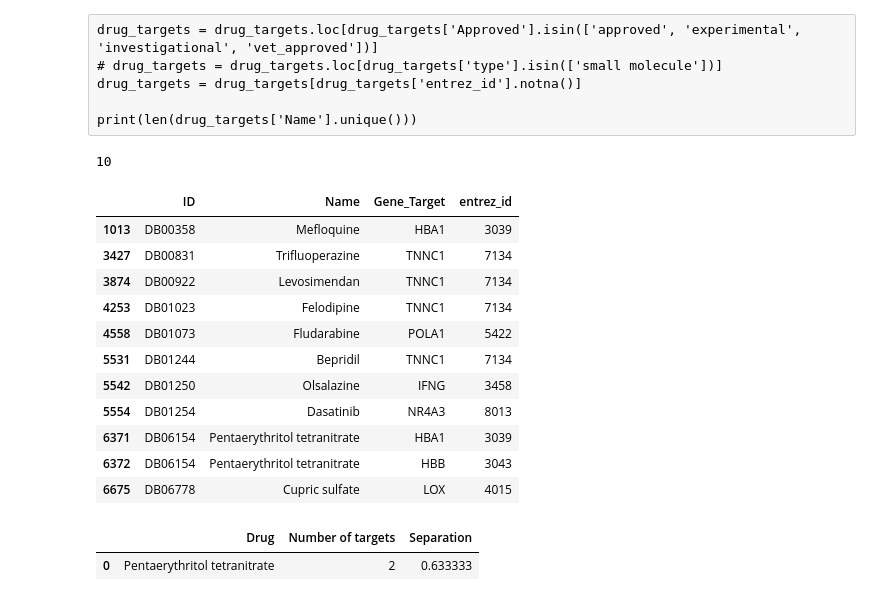
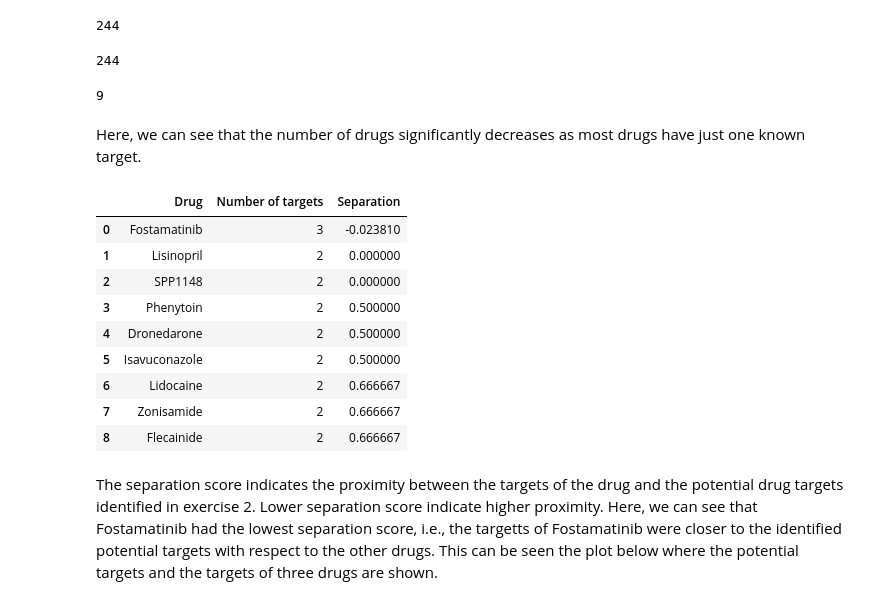
Before and after one commit to UEFBiomedicalInformaticsLab/NetBio_Summer_2023, a Jupyter notebook: Exercise_2_solutions.ipynb, the cells around one changed output. Cells and saved outputs as stored; diff of their text form; code cells hidden in the pictures.

```diff
--- a/Exercise_2_solutions.ipynb
+++ b/Exercise_2_solutions.ipynb
@@ -118,7 +119,7 @@ Here, we see that the module 0 has the highest overlap with the known SARS-CoV-2
 - Are there any genes that are common?
 # %%
 # Extract sub-network of the identified module
-module0_genes = community[0]
-module0_net = ppi.subgraph(module0_genes)
-print(len(module0_net.nodes()), len(module0_net.edges()))
+select_module_genes = community[1]
+select_module_net = ppi.subgraph(select_module_genes)
+print(len(select_module_net.nodes()), len(select_module_net.edges()))
 # %% [output]
@@ -126,8 +127,8 @@ print(len(module0_net.nodes()), len(module0_net.edges()))
 # %%
 # Calculate the centralities for genes
-degree_centrality = nx.degree_centrality(module0_net)
-betweenness_centrality = nx.betweenness_centrality(module0_net)
-closeness_centrality = nx.closeness_centrality(module0_net)
+degree_centrality = nx.degree_centrality(select_module_net)
+betweenness_centrality = nx.betweenness_centrality(select_module_net)
+closeness_centrality = nx.closeness_centrality(select_module_net)
 centrality_table = pd.DataFrame({"Degree centrality" : pd.Series(degree_centrality),
                                     "Betweenness" : pd.Series(betweenness_centrality),
                                     "Closeness centrality" : pd.Series(closeness_centrality)})
@@ -190,65 +196,63 @@ drug_targets.head()
-# %% [raw]
-drug_targets = drug_targets.loc[drug_targets['Approved'].isin(['approved', 'experimental', 'investigational', 'vet_approved'])]
-# drug_targets = drug_targets.loc[drug_targets['type'].isin(['small molecule'])]
-drug_targets = drug_targets[drug_targets['entrez_id'].notna()]
-
-print(len(drug_targets['Name'].unique()))
 # %%
-# Since our search space is the module 0, we reduce the drugs to only those that has targets in module 0
-drug_targets = drug_targets.loc[drug_targets['entrez_id'].isin(module0_net.nodes())]
-print(len(drug_targets['Name'].unique()))
+# Since our search space is PPI, we reduce the drugs to only those that has targets in the network
+drug_targets = drug_targets.loc[drug_targets["drug_target"].isin(ppi.nodes())]
+print(len(drug_targets["drug_name"].unique()))
 # %% [output]
-10
+244
-# %%
-drug_targets
-# %% [output]
-|  | ID | Name | Gene_Target | entrez_id |
-| 1013 | DB00358 | Mefloquine | HBA1 | 3039 |
-| 3427 | DB00831 | Trifluoperazine | TNNC1 | 7134 |
-| 3874 | DB00922 | Levosimendan | TNNC1 | 7134 |
-| 4253 | DB01023 | Felodipine | TNNC1 | 7134 |
-| 4558 | DB01073 | Fludarabine | POLA1 | 5422 |
-| 5531 | DB01244 | Bepridil | TNNC1 | 7134 |
-| 5542 | DB01250 | Olsalazine | IFNG | 3458 |
-| 5554 | DB01254 | Dasatinib | NR4A3 | 8013 |
-| 6371 | DB06154 | Pentaerythritol tetranitrate | HBA1 | 3039 |
-| 6372 | DB06154 | Pentaerythritol tetranitrate | HBB | 3043 |
-| 6675 | DB06778 | Cupric sulfate | LOX | 4015 |
 # %%
 # Prepare known drug-target associations
 drug2targets = {}
-for drug in drug_targets["Name"].unique():
-    drug2targets[drug] = [int(e) for e in drug_targets.loc[drug_targets['Name'] == drug, 'entrez_id']]
+for drug in drug_targets["drug_name"].unique():
+    drug2targets[drug] = [e for e in drug_targets.loc[drug_targets["drug_name"] == drug, "drug_target"]]
+# %%
+len(drug2targets)
+# %% [output]
+244
 # %%
 # Remove drugs with one known targets
 drug2targets = {key: value for key, value in drug2targets.items() if len(value) > 1}
+len(drug2targets)
+# %% [output]
+9
+# %% [markdown]
+Here, we can see that the number of drugs significantly decreases as most drugs have just one known target.
 # %%
 # Calculate network separation between the targets of known drugs and selected genes in exercise 2
 import separation # from Barabasi-lab
 result = pd.DataFrame()
 for drug in drug2targets.keys():
 
-    genes_A = set(select_genes) & set(module0_net.nodes())
-    genes_B = set(drug2targets[drug]) & set(module0_net.nodes())
+    genes_A = set(select_genes) & set(ppi.nodes())
+    genes_B = set(drug2targets[drug]) & set(ppi.nodes())
 
-    d_A = separation.calc_single_set_distance(module0_net,genes_A)
-    d_B = separation.calc_single_set_distance(module0_net,genes_B)
+    d_A = separation.calc_single_set_distance(ppi,genes_A)
+    d_B = separation.calc_single_set_distance(ppi,genes_B)
 
     # distances BETWEEN the two gene sets:
-    d_AB = separation.calc_set_pair_distances(module0_net,genes_A,genes_B)
+    d_AB = separation.calc_set_pair_distances(ppi,genes_A,genes_B)
 
     # calculate separation
     s_AB = d_AB - (d_A + d_B)/2
 
     tmp = pd.DataFrame({"Drug" : drug,
                             "Number of targets" : len(genes_B),
                             "Separation" : s_AB},
                             index = [0])
 
     result = pd.concat([result, tmp])
-result = result.sort_values(by = "Separation", ascending = False)
+result = result.sort_values(by = "Separation", ascending = True)
 result = result.reset_index(drop = True)
 result
 # %% [output]
 |  | Drug | Number of targets | Separation |
-| 0 | Pentaerythritol tetranitrate | 2 | 0.633333 |
+| 0 | Fostamatinib | 3 | -0.023810 |
+| 1 | Lisinopril | 2 | 0.000000 |
+| 2 | SPP1148 | 2 | 0.000000 |
+| 3 | Phenytoin | 2 | 0.500000 |
+| 4 | Dronedarone | 2 | 0.500000 |
+| 5 | Isavuconazole | 2 | 0.500000 |
+| 6 | Lidocaine | 2 | 0.666667 |
+| 7 | Zonisamide | 2 | 0.666667 |
+| 8 | Flecainide | 2 | 0.666667 |
+# %% [markdown]
+The separation  score indicates the proximity between the targets of the drug and the potential drug targets identified in exercise 2. Lower separation score indicate higher proximity. Here, we can see that Fostamatinib had the lowest separation score, i.e., the targetts of Fostamatinib were closer to the identified potential targets with respect to the other drugs. This can be seen the plot below where the potential targets and the targets of three drugs are shown.
```
Also changed, not shown: parts of 21 cells of this notebook, 12 other files.
